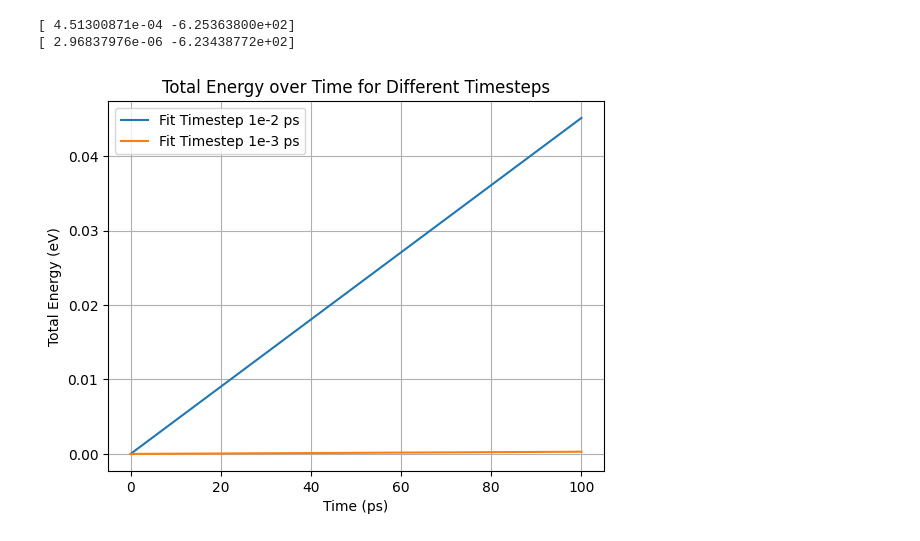
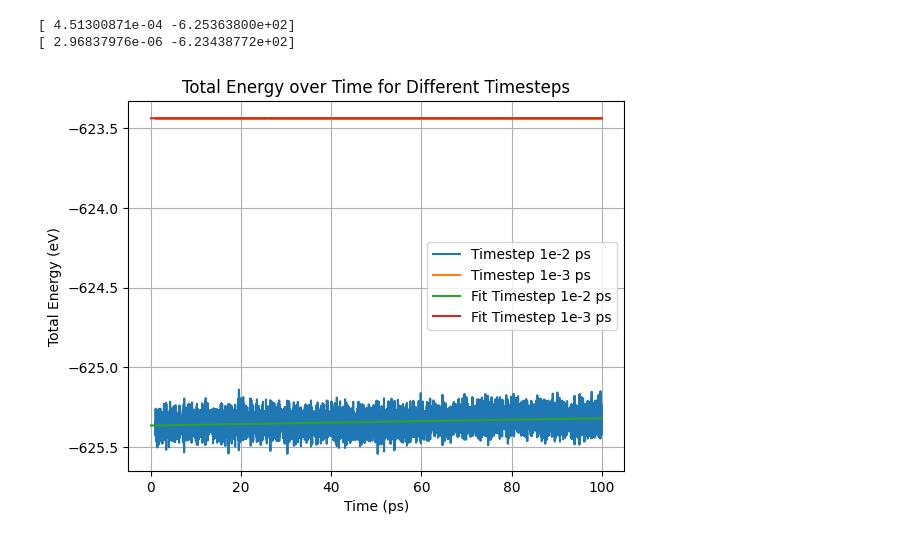
Before and after one commit to RichardBlucher/fka122-Exercises, a Jupyter notebook: fka122-Exercises1/Home-assignment/H1/visual.ipynb, the cells around one changed output. Cells and saved outputs as stored; diff of their text form; code cells hidden in the pictures.

```diff
--- a/fka122-Exercises1/Home-assignment/H1/visual.ipynb
+++ b/fka122-Exercises1/Home-assignment/H1/visual.ipynb
@@ -114,26 +114,26 @@ print(fit3)
 # %%
 data0 = pd.read_csv('output_0.csv', header=None)
 data1 = pd.read_csv('output_1.csv', header=None)
 data_array0 = data0.to_numpy()
 data_array1 = data1.to_numpy()
 data2 = pd.read_csv('output_2.csv', header=None)
 data3 = pd.read_csv('output_3.csv', header=None)
 data_array2 = data2.to_numpy()
 data_array3 = data3.to_numpy()
 #plt.plot(data_array0[:,0], data_array0[:,3], label='Timestep 1e0 ps')
 #plt.plot(data_array1[:,0], data_array1[:,3], label='Timestep 1e-1 ps')
-#plt.plot(data_array2[100:,0], data_array2[100:,3], label='Timestep 1e-2 ps')
-#lt.plot(data_array3[1000:,0], data_array3[1000:,3], label='Timestep 1e-3 ps')
+plt.plot(data_array2[100:,0], data_array2[100:,3], label='Timestep 1e-2 ps')
+plt.plot(data_array3[1000:,0], data_array3[1000:,3], label='Timestep 1e-3 ps')
 
-plt.plot(data_array2[:,0], data_array2[:,0]*fit2[0], label='Fit Timestep 1e-2 ps')
-plt.plot(data_array3[:,0], data_array3[:,0]*fit3[0], label='Fit Timestep 1e-3 ps')
+plt.plot(data_array2[:,0], data_array2[:,0]*fit2[0]+fit2[1], label='Fit Timestep 1e-2 ps')
+plt.plot(data_array3[:,0], data_array3[:,0]*fit3[0]+fit3[1], label='Fit Timestep 1e-3 ps')
 
 
 plt.xlabel('Time (ps)')
 plt.ylabel('Total Energy (eV)')
 plt.title('Total Energy over Time for Different Timesteps')
 plt.legend()
 plt.grid()
 plt.show()
 # %% [output]
-[figure, old version]
+[figure, new version]
```
Also changed, not shown: 1 other file.
